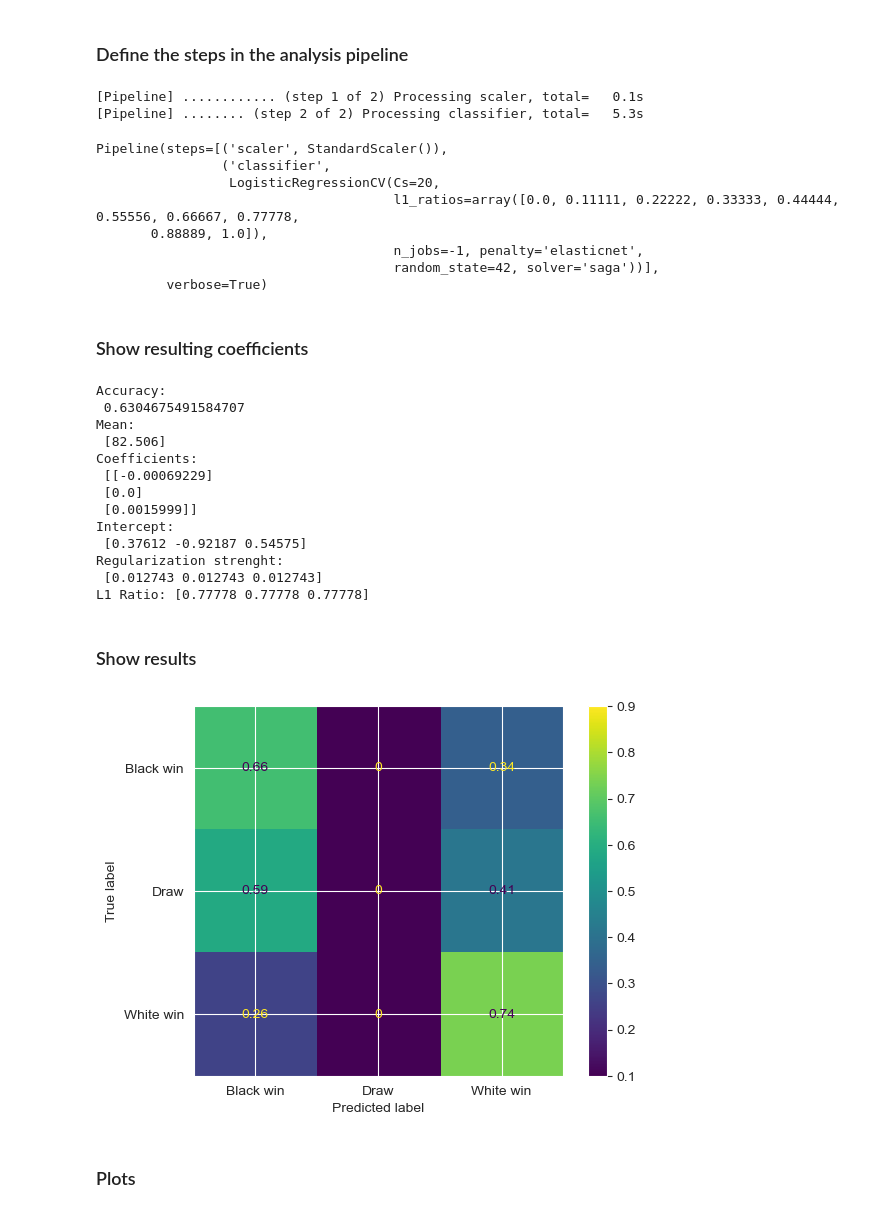
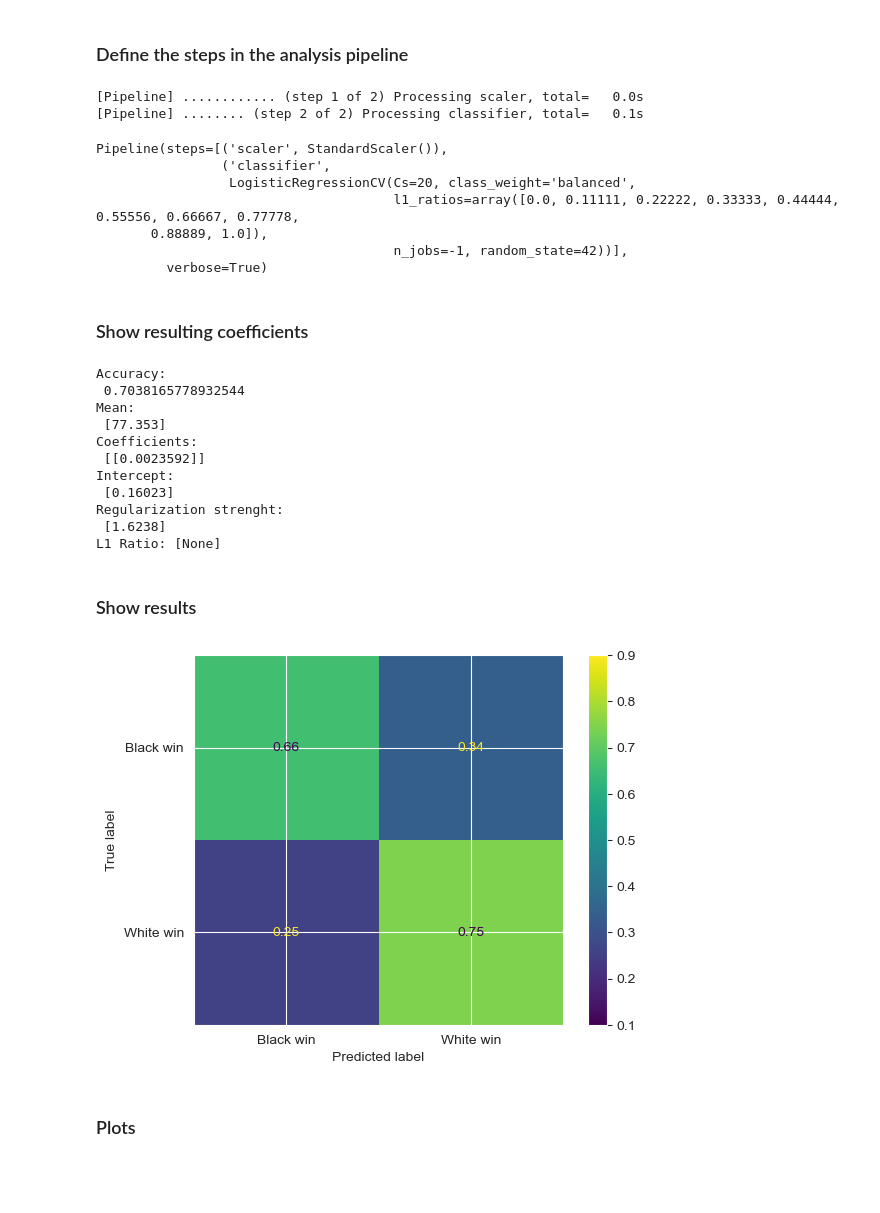
Before and after one commit to SandroMartens/Lichess-Win-Predictions, a Jupyter notebook: win_prob.ipynb, the cells around one changed output. Drawn from its saved outputs; the diff is of its cells as text; code cells hidden in the pictures; blank space fills up the shorter version.

```diff
--- a/win_prob.ipynb
+++ b/win_prob.ipynb
@@ -38,7 +36,7 @@ query1 = """
         games g INNER JOIN positions p
         ON g.rowid = p.game_id
     WHERE
-        g.result != 0.1
+        g.result != 0
         AND p.eval is not NULL
     GROUP BY
         p.fen
@@ -86,11 +100,11 @@ features = [
 
 X = data2[features]
 y = data2.result
-weights = data2.weight * 55_000 / 700
+weights = data2.weight * 5900 / 77
 
 X_train, X_test, y_train, y_test, weights_train, weights_test = train_test_split(
     X, y, weights, random_state=random_state,
-    # stratify=y
+    stratify=y
 )
 
 scaler = StandardScaler()
@@ -110,11 +124,11 @@ classifier = LogisticRegressionCV(
     # Cs=[1],
     random_state=random_state,
     n_jobs=-1,
-    penalty="elasticnet",
-    solver="saga",
+    # penalty="elasticnet",
+    # solver="saga",
     l1_ratios=np.linspace(0, 1, num=10),
     # fit_intercept=False,
-    # class_weight="balanced",
+    class_weight="balanced",
 )
 
 model = Pipeline(
@@ -133,15 +147,14 @@ model.fit(
     classifier__sample_weight=weights_train,
 )
 # %% [output]
-[Pipeline] ............ (step 1 of 2) Processing scaler, total=   0.1s
-[Pipeline] ........ (step 2 of 2) Processing classifier, total=   5.3s
+[Pipeline] ............ (step 1 of 2) Processing scaler, total=   0.0s
+[Pipeline] ........ (step 2 of 2) Processing classifier, total=   0.1s
 Pipeline(steps=[('scaler', StandardScaler()),
                 ('classifier',
-                 LogisticRegressionCV(Cs=20,
+                 LogisticRegressionCV(Cs=20, class_weight='balanced',
                                       l1_ratios=array([0.0, 0.11111, 0.22222, 0.33333, 0.44444, 0.55556, 0.66667, 0.77778,
        0.88889, 1.0]),
-                                      n_jobs=-1, penalty='elasticnet',
-                                      random_state=42, solver='saga'))],
+                                      n_jobs=-1, random_state=42))],
          verbose=True)
 # %% [markdown]
 ### Show resulting coefficients
@@ -164,39 +177,37 @@ l1_ratio = model.named_steps["classifier"].l1_ratio_
 print(f"L1 Ratio: {l1_ratio}")
 # %% [output]
 Accuracy:
- 0.6304675491584707
+ 0.7038165778932544
 Mean:
- [82.506]
+ [77.353]
 Coefficients:
- [[-0.00069229]
- [0.0]
- [0.0015999]]
+ [[0.0023592]]
 Intercept:
- [0.37612 -0.92187 0.54575]
+ [0.16023]
 Regularization strenght:
- [0.012743 0.012743 0.012743]
-L1 Ratio: [0.77778 0.77778 0.77778]
+ [1.6238]
+L1 Ratio: [None]
 # %% [markdown]
 ### Show results
 # %%
 ConfusionMatrixDisplay.from_estimator(
     model,
     X_test,
     y_test,
     sample_weight=weights_test,
     normalize="true",
     display_labels=[
         "Black win",
-        "Draw",
+        # "Draw",
         "White win",
     ],
     im_kw={"vmin":0.1,
     "vmax":0.9}
 )
 
 plt.savefig("images\\tmp\\confusion_matrix_with_elo.png", dpi=300, facecolor="white")
 # %% [output]
-[figure, old version]
+[figure, new version]
 # %% [markdown]
 ### Plots
 # %%
```
Also changed, not shown: parts of 4 cells of this notebook, 5 other files.
